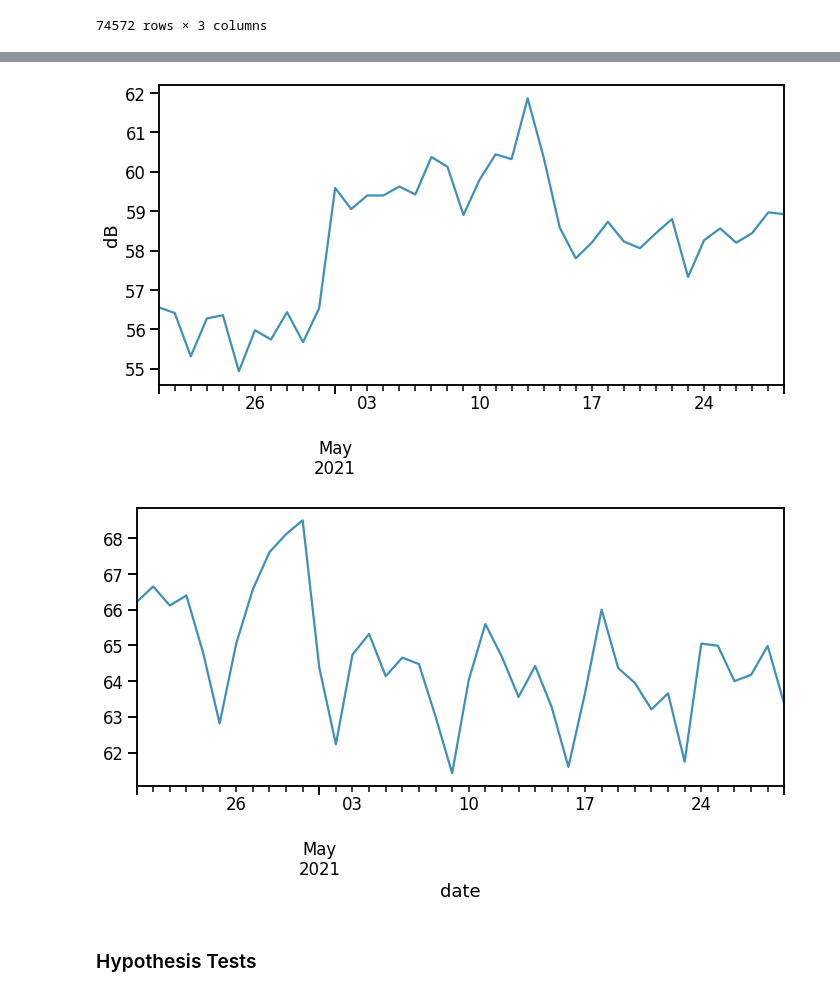
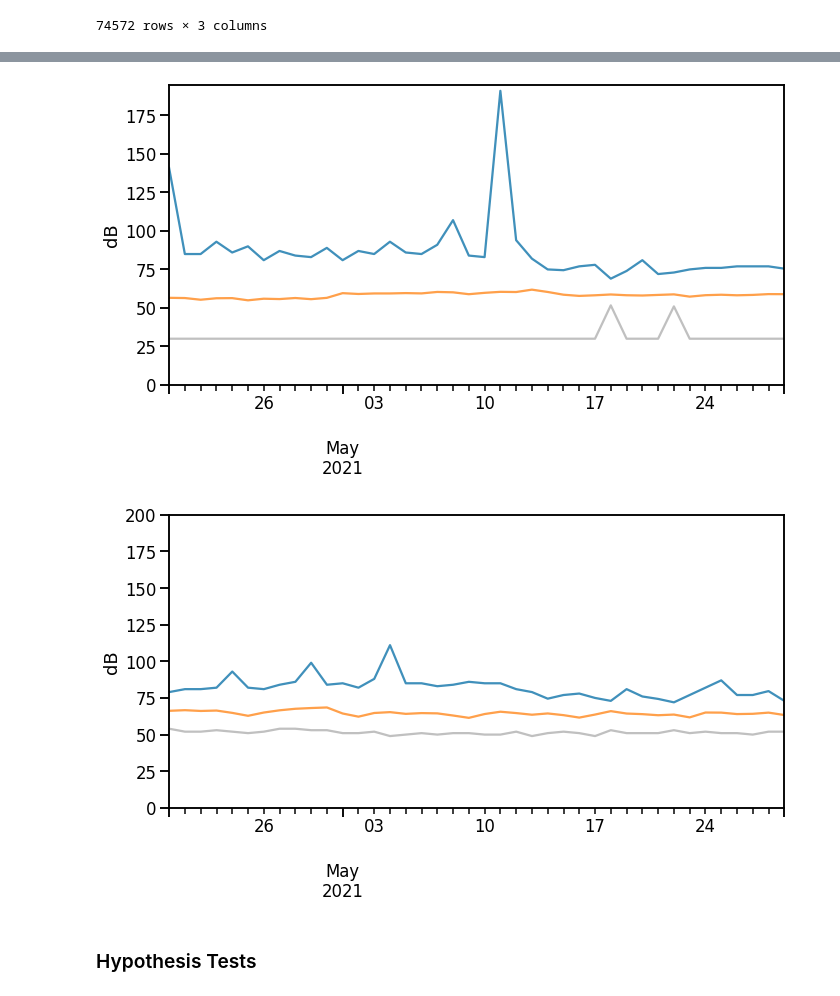
Before and after one commit to Promeos/Smart_San_Antonio, a Jupyter notebook: MVP.ipynb, the cells around one changed output, grey strips where cells are left out. Cells and saved outputs as stored; diff of their text form; code cells hidden in the pictures.

```diff
--- a/MVP.ipynb
+++ b/MVP.ipynb
@@ -15,7 +15,6 @@ import folium.plugins as plugins
 
 import src
 
-sns.set_context('talk')
 plt.style.use('tableau-colorblind10')
 # %% [markdown]
 ## Acquire
@@ -253,16 +254,23 @@ plt.tight_layout();
 # %%
-noise[noise.zone=='Downtown'].resample('D').mean().plot(figsize=(10, 6), alpha=.75, legend=False)
+noise[noise.zone=='Downtown'].resample('D').agg(['max', 'mean', 'min']).plot(figsize=(10, 6), alpha=.75, legend=False)
 
 plt.xlabel('')
 plt.ylabel('dB')
+
+plt.ylim(0, 200)
 plt.tight_layout();
 # %% [output]
-[figure, old version]
+[figure, new version]
 # %%
-noise[noise.zone == 'Medical Center'].resample('D').mean().plot(figsize=(10, 6), alpha=.75, legend=False)
+noise[noise.zone == 'Medical Center'].resample('D').agg(['max', 'mean', 'min']).plot(figsize=(10, 6), alpha=.75, legend=False)
+
+plt.xlabel('')
+plt.ylabel('dB')
+
+plt.ylim(0, 200)
 plt.tight_layout();
 # %% [output]
-[figure, old version]
+[figure, new version]
 # %% [markdown]
 ### Hypothesis Tests
 # %% [markdown]
```
Also changed, not shown: parts of 2 cells of this notebook, 11 other files.
